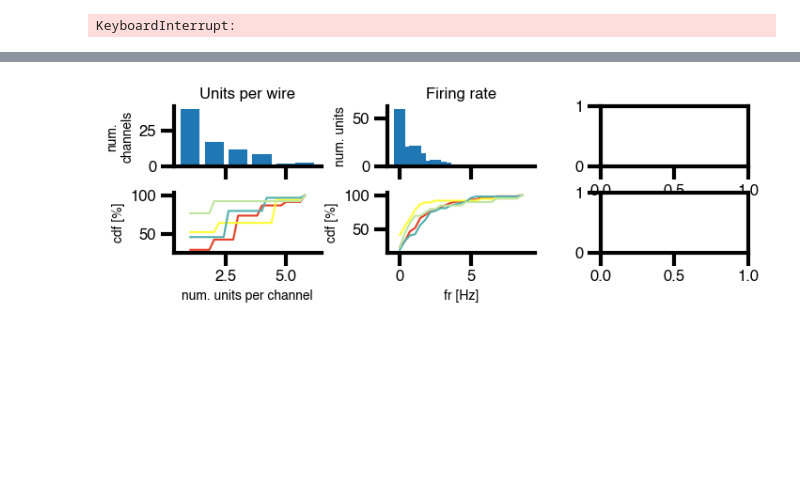
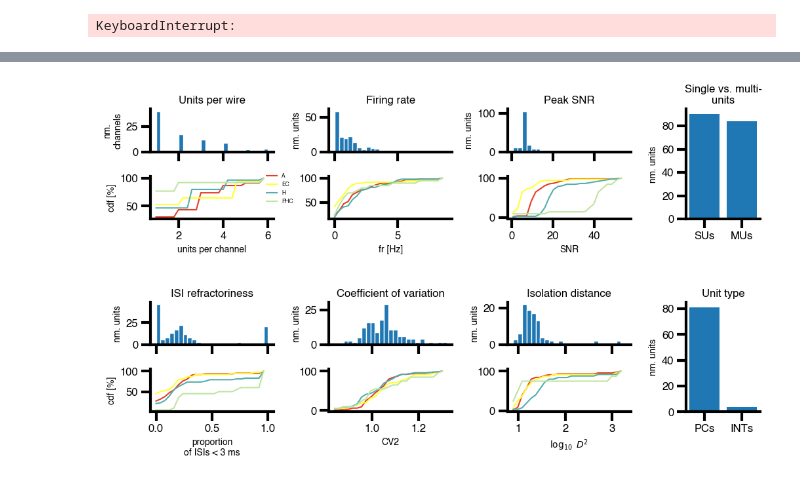
Before and after one commit to mormannlab/SUMMER, a Jupyter notebook: plot_code/spike_sorting/plot_spike_sorting.ipynb, the cells around one changed output, grey strips where cells are left out. Cells and saved outputs as stored; diff of their text form; code cells hidden in the pictures; blank space fills up the shorter version.

Commit message:
spike sorting figure strx finalized

```diff
--- a/plot_code/spike_sorting/plot_spike_sorting.ipynb
+++ b/plot_code/spike_sorting/plot_spike_sorting.ipynb
@@ -35,3 +35,10 @@ panel_save_dir = Path.cwd().parent.parent / "figure_generation" / "figure_spike_
 data_dir = NWB_data_dir
 # %% [output]
 Loaded font name: Helvetica
+# %%
+patient_id = 20
+
+path = f"/media/al/Seagate/refractored_data/patient_data/{patient_id}/session_1/sub{patient_id}.nwb"
+print(f"  {patient_id}")
+io = NWBHDF5IO(path, mode="r")
+nwbfile = io.read()
@@ -241,12 +227,12 @@ plt.bar(bin_edges[:-1], hists)
 # %%
 b = 25
 
-fig = plt.figure(constrained_layout=False, figsize=(10, 5))
+fig = plt.figure(constrained_layout=False, figsize=(12, 6))
 gs = fig.add_gridspec(nrows=5, ncols=4,
-                       height_ratios=[1, 1, 0.3, 1, 1],
+                       height_ratios=[1, 1, 0.8, 1, 1],
                        width_ratios=[1, 1, 1, 0.6])
 
-fig.subplots_adjust(hspace=0.5, wspace=0.5)
+fig.subplots_adjust(hspace=0.6, wspace=0.5)
 
 # units per channel
 
@@ -257,10 +243,14 @@ hists, bin_edges, cdf_region_dict = data_units_per_channel(df_channelwise_units,
 plot_hist_cdf_panel(ax0, ax1, hists, bin_edges, cdf_region_dict, )
 
 ax0.set_title("Units per wire")
-ax0.set_ylabel("num.\nchannels")
+ax0.set_ylabel("nm.\nchannels")
 
-ax1.set_xlabel("num. units per channel")
+ax1.set_xlabel("units per channel")
 ax1.set_ylabel("cdf [%]")
+ax1.legend(bbox_to_anchor=(.9, 1.2),
+           fontsize=6,
+           markerscale=0.1,
+           frameon=False)
 
 sugar(ax0, ax1)
 
@@ -273,76 +263,87 @@ cdf_region_dict = cdf_regionwise_metrics(df_units_all, "fr_hz", b)
 plot_hist_cdf_panel(ax0, ax1, hists, bin_edges, cdf_region_dict, )
 
 ax0.set_title("Firing rate")
-ax0.set_ylabel("num. units")
-
+ax0.set_ylabel("nm. units")
 ax1.set_xlabel("fr [Hz]")
-ax1.set_ylabel("cdf [%]")
-
 sugar(ax0, ax1)
 
 # spike peak SNR
 ax0 = fig.add_subplot(gs[0:1, 2:3])
 ax1 = fig.add_subplot(gs[1:2, 2:3], sharex=ax0)
 
-hists, _ = np.histogram(df_units_all[""], b)
-cdf_region_dict = cdf_regionwise_metrics(df_units_all, "", b)
-plot_hist_cdf_panel(ax0, ax1, hists, cdf_region_dict, b)
+hists, bin_edges = no_nan_histogram(df_units_all["peak_SNR"], b)
+cdf_region_dict = cdf_regionwise_metrics(df_units_all, "peak_SNR", b)
+plot_hist_cdf_panel(ax0, ax1, hists, bin_edges, cdf_region_dict, )
 
 ax0.set_title("Peak SNR")
-ax0.set_ylabel("num. units")
-
-ax1.set_xlabel("")
-ax1.set_ylabel("cdf [%]")
-
+ax0.set_ylabel("nm. units")
+ax1.set_xlabel("SNR")
+sugar(ax0, ax1)
 
 # ISI violations
 ax0 = fig.add_subplot(gs[3:4, 0:1])
 ax1 = fig.add_subplot(gs[4:, 0:1], sharex=ax0)
 
-hists, _ = np.histogram(df_units_all[""], b)
-cdf_region_dict = cdf_regionwise_metrics(df_units_all, "", b)
-plot_hist_cdf_panel(ax0, ax1, hists, cdf_region_dict, b)
+hists, bin_edges = np.histogram(df_units_all["isi_violations"], b)
+cdf_region_dict = cdf_regionwise_metrics(df_units_all, "isi_violations", b)
+plot_hist_cdf_panel(ax0, ax1, hists, bin_edges, cdf_region_dict, )
 
-ax0.set_title("Inter-spike interval refractoriness")
-ax0.set_ylabel("num. units")
+ax0.set_title("ISI refractoriness")
+ax0.set_ylabel("nm. units")
 
-ax1.set_xlabel("ISI < 3 ms [%]")
+ax1.set_xlabel("proportion\nof ISIs < 3 ms")
 ax1.set_ylabel("cdf [%]")
+sugar(ax0, ax1)
 
 # CV2
 ax0 = fig.add_subplot(gs[3:4, 1:2])
 ax1 = fig.add_subplot(gs[4:, 1:2], sharex=ax0)
 
-hists, _ = np.histogram(df_units_all[""], b)
-cdf_region_dict = cdf_regionwise_metrics(df_units_all, "", b)
-plot_hist_cdf_panel(ax0, ax1, hists, cdf_region_dict, b)
+hists, bin_edges = no_nan_histogram(df_units_all["cv2"], b)
+cdf_region_dict = cdf_regionwise_metrics(df_units_all, "cv2", b)
+plot_hist_cdf_panel(ax0, ax1, hists, bin_edges, cdf_region_dict, )
 
 ax0.set_title("Coefficient of variation")
-ax0.set_ylabel("num. units")
-
-ax1.set_xlabel("")
-ax1.set_ylabel("cdf [%]")
+ax0.set_ylabel("nm. units")
+ax1.set_xlabel("CV2")
+sugar(ax0, ax1)
 
 # isolation distance
 ax0 = fig.add_subplot(gs[3:4, 2:3])
 ax1 = fig.add_subplot(gs[4:, 2:3], sharex=ax0)
 
-hists, _ = np.histogram(df_units_all[""], b)
-cdf_region_dict = cdf_regionwise_metrics(df_units_all, "", b)
-plot_hist_cdf_panel(ax0, ax1, hists, cdf_region_dict, b)
+df_units_all.loc[df_units_all["iso_dist"] > 1e11, "iso_dist"] = np.nan # hacky work-around for buggy filter, fix
+hists, bin_edges = no_nan_histogram(np.log10(df_units_all["iso_dist"]), b)
+cdf_region_dict = cdf_regionwise_metrics(df_units_all, "iso_dist", b, log=True)
+plot_hist_cdf_panel(ax0, ax1, hists, bin_edges, cdf_region_dict, )
 
 ax0.set_title("Isolation distance")
-ax0.set_ylabel("num. units")
-
-ax1.set_xlabel("D^2")
-ax1.set_ylabel("cdf [%]")
+ax0.set_ylabel("nm. units")
+ax1.set_xlabel(r'$\log_{10}$ $D^{2}$')
+sugar(ax0, ax1)
 
 # single-unit vs multi-units
 ax0 = fig.add_subplot(gs[0:2, 3])
 
+su, mu = count_su_mu(df_units_all)
+ax0.bar([0,1], [su,mu])
+ax0.set_title("Single vs. multi-\nunits")
+ax0.set_xticks([0,1])
+ax0.set_xticklabels(["SUs", "MUs"])
+ax0.set_ylabel("nm. units")
+sns.despine(ax=ax0)
+
 # pyramidal cells vs interneurons
-ax1 = fig.add_subplot(gs[3:, 3], sharex=ax0)
+ax0 = fig.add_subplot(gs[3:, 3],)
+pyramdials = (df_units_all["cell_type"] == "pyramidal").sum()
+interneurons = (df_units_all["cell_type"] == "interneuron").sum()
+ax0.bar([0,1], [pyramdials,interneurons],)
+ax0.set_title("Unit type")
+ax0.set_ylabel("nm. units")
+ax0.set_xticks([0,1])
+ax0.set_xticklabels(["PCs", "INTs"])
 
+sns.despine(ax=ax0)
 
 plt.show()
 # %% [output]
@@ -350 +350 @@ KeyError: ''
-[figure, old version]
+[figure, new version]
```
Also changed, not shown: parts of 9 cells of this notebook.
